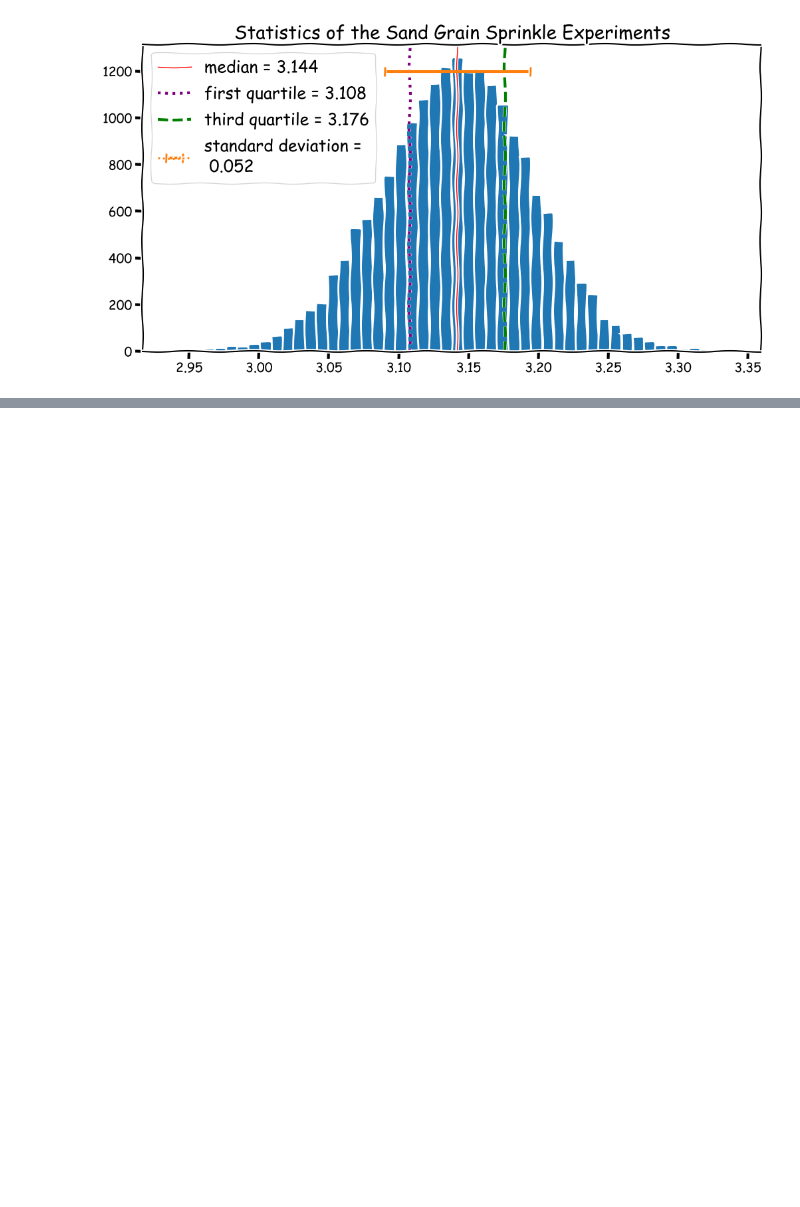
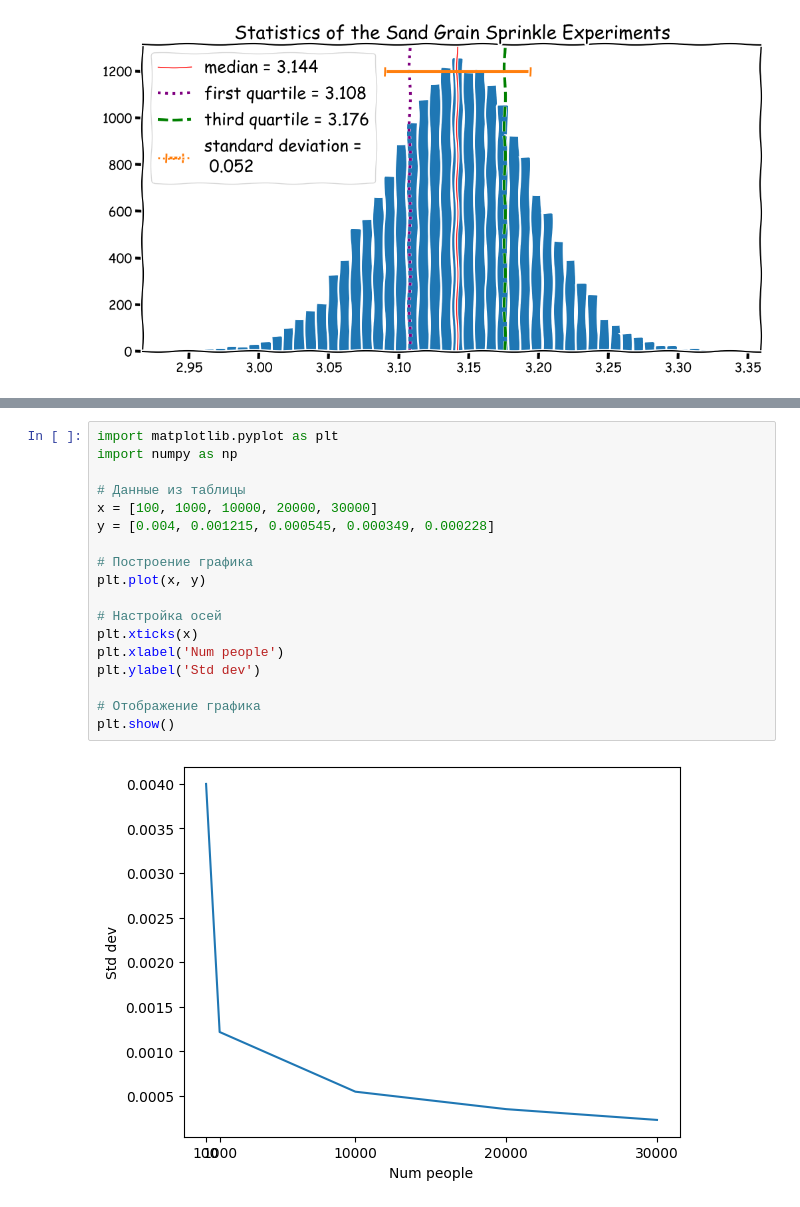
Before and after one commit to alex-erygin/study, a Jupyter notebook: simulation in python/circle_square_monte_carlo.ipynb, the cells around one changed output, grey strips where cells are left out. Drawn from its saved outputs; the diff is of its cells as text; blank space fills up the shorter version.

```diff
--- a/simulation in python/circle_square_monte_carlo.ipynb
+++ b/simulation in python/circle_square_monte_carlo.ipynb
@@ -142,0 +196,20 @@ findfont: Font family 'Comic Neue' not found.
+# %%
+import matplotlib.pyplot as plt
+import numpy as np
+
+# Данные из таблицы
+x = [100, 1000, 10000, 20000, 30000]
+y = [0.004, 0.001215, 0.000545, 0.000349, 0.000228]
+
+# Построение графика
+plt.plot(x, y)
+
+# Настройка осей
+plt.xticks(x)
+plt.xlabel('Num people')
+plt.ylabel('Std dev')
+
+# Отображение графика
+plt.show()
+# %% [output]
+[figure, added]
```
Also changed, not shown: parts of 4 cells of this notebook, 22 other files.
